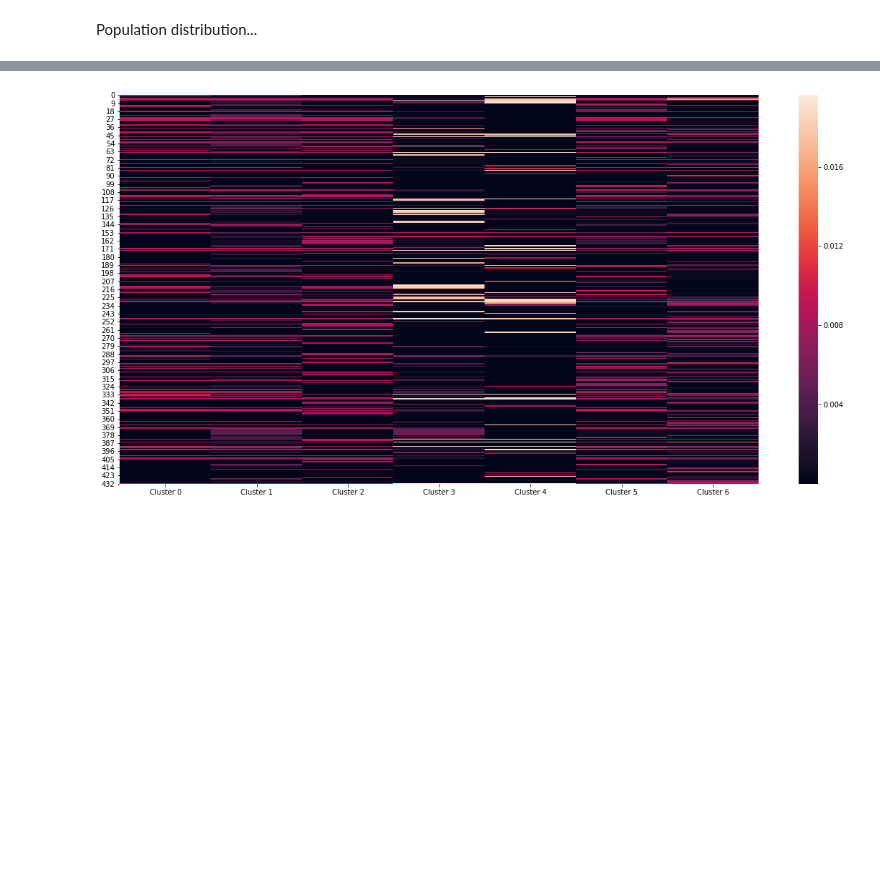
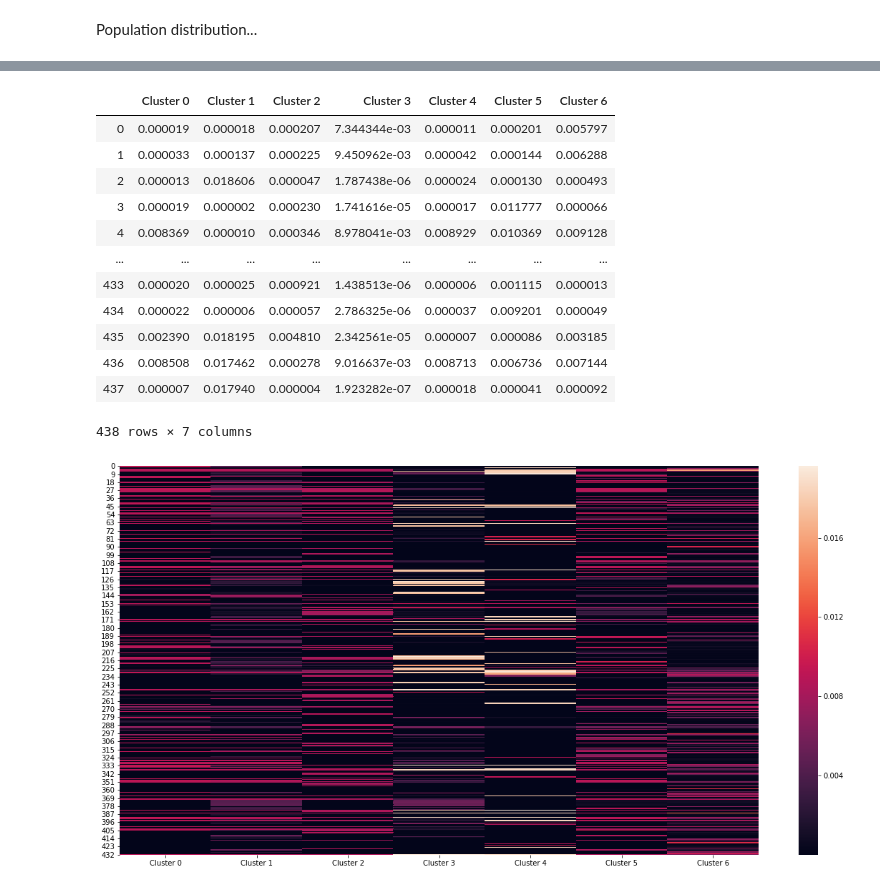
Before and after one commit to manuelgloeckler/sequence_bioinfo, a Jupyter notebook: project/HLA.ipynb, the cells around one changed output, grey strips where cells are left out. Saved outputs shown, nothing was run; the diff lists cells and outputs as text; code cells hidden in the pictures; blank space fills up the shorter version.

```diff
--- a/project/HLA.ipynb
+++ b/project/HLA.ipynb
@@ -167,5 +203,20 @@ ax.legend(range(int(max(model1.Z))))
 # %%
-df = pd.DataFrame(dict(zip(["Cluster " + str(i) for i in range(len(model1.theta))], list(model1.theta))))
+df = pd.DataFrame(dict(zip(["Cluster " + str(i) for i in range(len(model1.theta))], list(model1.Z))))
+df
+# %% [output]
+|  | Cluster 0 | Cluster 1 | Cluster 2 | Cluster 3 | Cluster 4 | Cluster 5 | Cluster 6 |
+| 0 | 0.000019 | 0.000018 | 0.000207 | 7.344344e-03 | 0.000011 | 0.000201 | 0.005797 |
+| 1 | 0.000033 | 0.000137 | 0.000225 | 9.450962e-03 | 0.000042 | 0.000144 | 0.006288 |
+| 2 | 0.000013 | 0.018606 | 0.000047 | 1.787438e-06 | 0.000024 | 0.000130 | 0.000493 |
+| 3 | 0.000019 | 0.000002 | 0.000230 | 1.741616e-05 | 0.000017 | 0.011777 | 0.000066 |
+| 4 | 0.008369 | 0.000010 | 0.000346 | 8.978041e-03 | 0.008929 | 0.010369 | 0.009128 |
+| ... | ... | ... | ... | ... | ... | ... | ... |
+| 433 | 0.000020 | 0.000025 | 0.000921 | 1.438513e-06 | 0.000006 | 0.001115 | 0.000013 |
+| 434 | 0.000022 | 0.000006 | 0.000057 | 2.786325e-06 | 0.000037 | 0.009201 | 0.000049 |
+| 435 | 0.002390 | 0.018195 | 0.004810 | 2.342561e-05 | 0.000007 | 0.000086 | 0.003185 |
+| 436 | 0.008508 | 0.017462 | 0.000278 | 9.016637e-03 | 0.008713 | 0.006736 | 0.007144 |
+| 437 | 0.000007 | 0.017940 | 0.000004 | 1.923282e-07 | 0.000018 | 0.000041 | 0.000092 |
+438 rows × 7 columns
 # %%
 fig, ax = plt.subplots(figsize=(20,10))
 ax = sns.heatmap(df)
```
Also changed, not shown: parts of 8 cells of this notebook, 2 other files.
